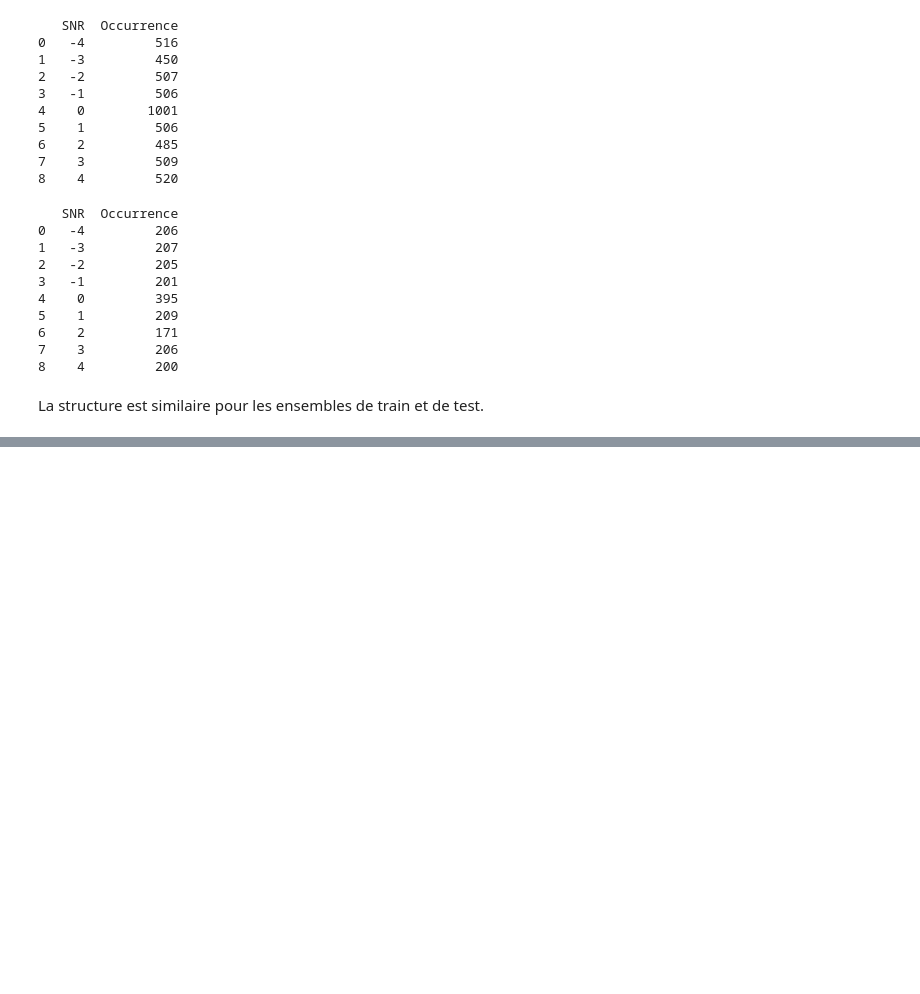
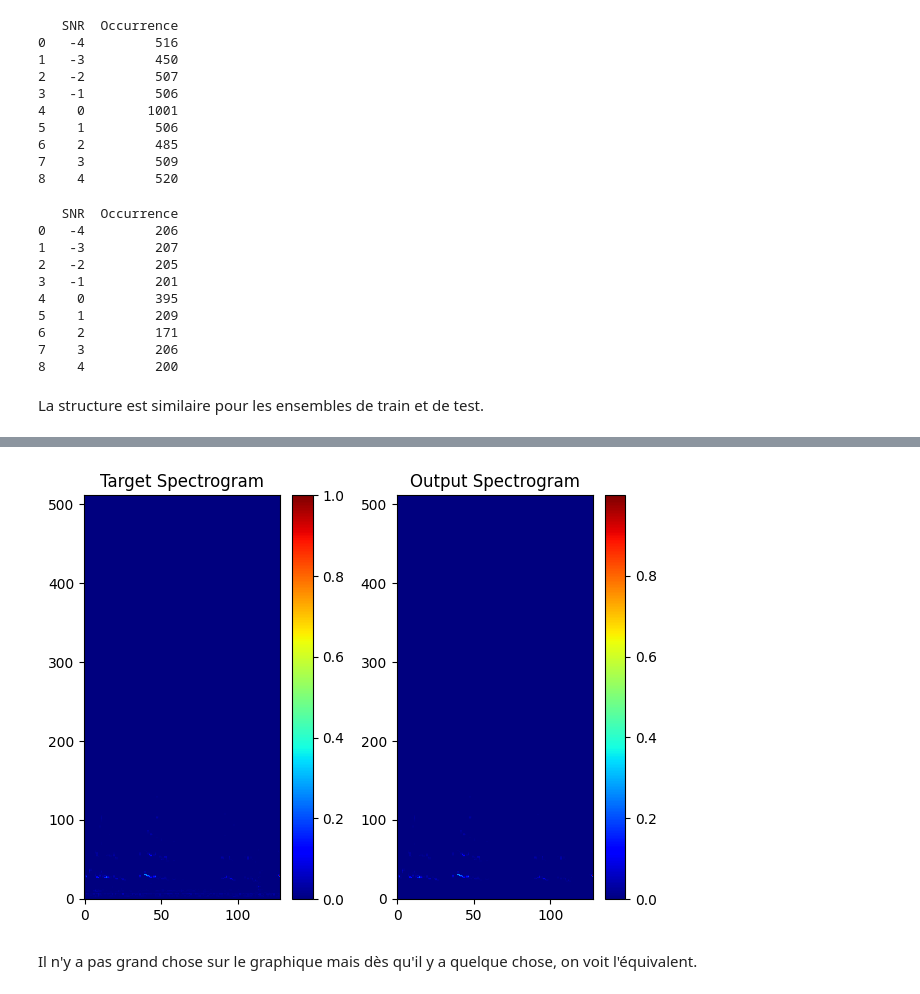
Before and after one commit to romainpujol/deep_learning_signal, a Jupyter notebook: source_separation.ipynb, the cells around one changed output, grey strips where cells are left out. Drawn from its saved outputs; the diff is of its cells as text; code cells hidden in the pictures; blank space fills up the shorter version.

```diff
--- a/source_separation.ipynb
+++ b/source_separation.ipynb
@@ -122,0 +132,11 @@ L'objectif est de mettre en place l'architecture proposée par l'article "SINGIN
+# %%
+def to_spectrogram(data, fe):
+    nb = 1022
+    nperseg = nb
+    noverlap = nb // 2
+    f, tfct, Zxx = stft(data, fs=fe, nperseg=nperseg, nfft=nb, noverlap=noverlap, window='hamming')
+    target_columns = 128
+    Zxx_resized = Zxx[:, :target_columns]
+    Zxx_magnitude = np.abs(Zxx_resized)**2
+    Zxx_normalized = (Zxx_magnitude - np.min(Zxx_magnitude)) / (np.max(Zxx_magnitude)-np.min(Zxx_magnitude))
+    return Zxx_normalized
@@ -122,0 +281,7 @@ L'objectif est de mettre en place l'architecture proposée par l'article "SINGIN
+# %%
+class Loss(nn.Module):
+    def __init__(self):
+        super(Loss, self).__init__()
+
+    def forward(self, mask, input, target):
+        return torch.sum(torch.abs((mask*input)-target))
@@ -122,0 +419,35 @@ L'objectif est de mettre en place l'architecture proposée par l'article "SINGIN
+# %%
+model = u_net_source_separation()
+model.load_state_dict(torch.load('u_net_source_separation.pth',weights_only=True))
+model.eval()
+sample = 'test/0001/mix_snr_2.wav'
+fe, data = scipy.io.wavfile.read(sample)
+input_spectrogram = to_spectrogram(data, fe=fe)
+input_tensor = torch.tensor(input_spectrogram).unsqueeze(0).unsqueeze(0).float()
+device = 'cpu'
+model.to(device)
+input_tensor = input_tensor.to(device)
+with torch.no_grad():
+    output = model(input_tensor)
+output_spectrogram = (output.squeeze().cpu().numpy())*input_spectrogram
+
+sample_target = 'test/0001/voice.wav'
+fe, data = scipy.io.wavfile.read(sample)
+target_spectrogram = to_spectrogram(data, fe=fe)
+
+plt.subplot(1, 2, 1)
+plt.imshow(target_spectrogram, aspect='auto', origin='lower', cmap='jet', interpolation='none')
+plt.title('Target Spectrogram')
+plt.colorbar()
+
+plt.subplot(1, 2, 2)
+plt.imshow(output_spectrogram, aspect='auto', origin='lower', cmap='jet', interpolation='none')
+plt.title('Output Spectrogram')
+plt.colorbar()
+
+plt.tight_layout()
+plt.show()
+# %% [output]
+[figure, added]
+# %% [markdown]
+Il n'y a pas grand chose sur le graphique mais dès qu'il y a quelque chose, on voit l'équivalent.
```
Also changed, not shown: parts of 12 cells of this notebook, 1 other file.
